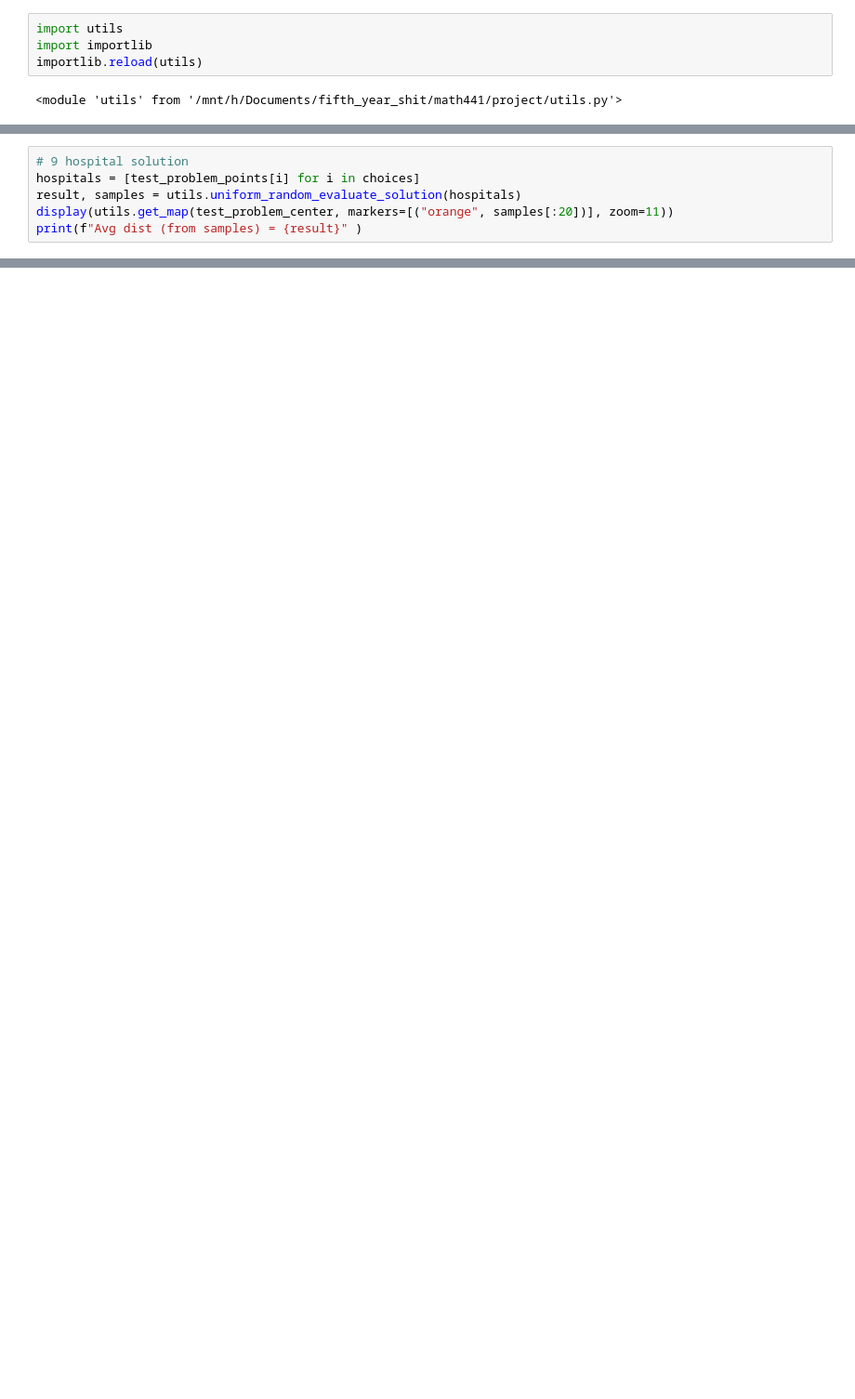
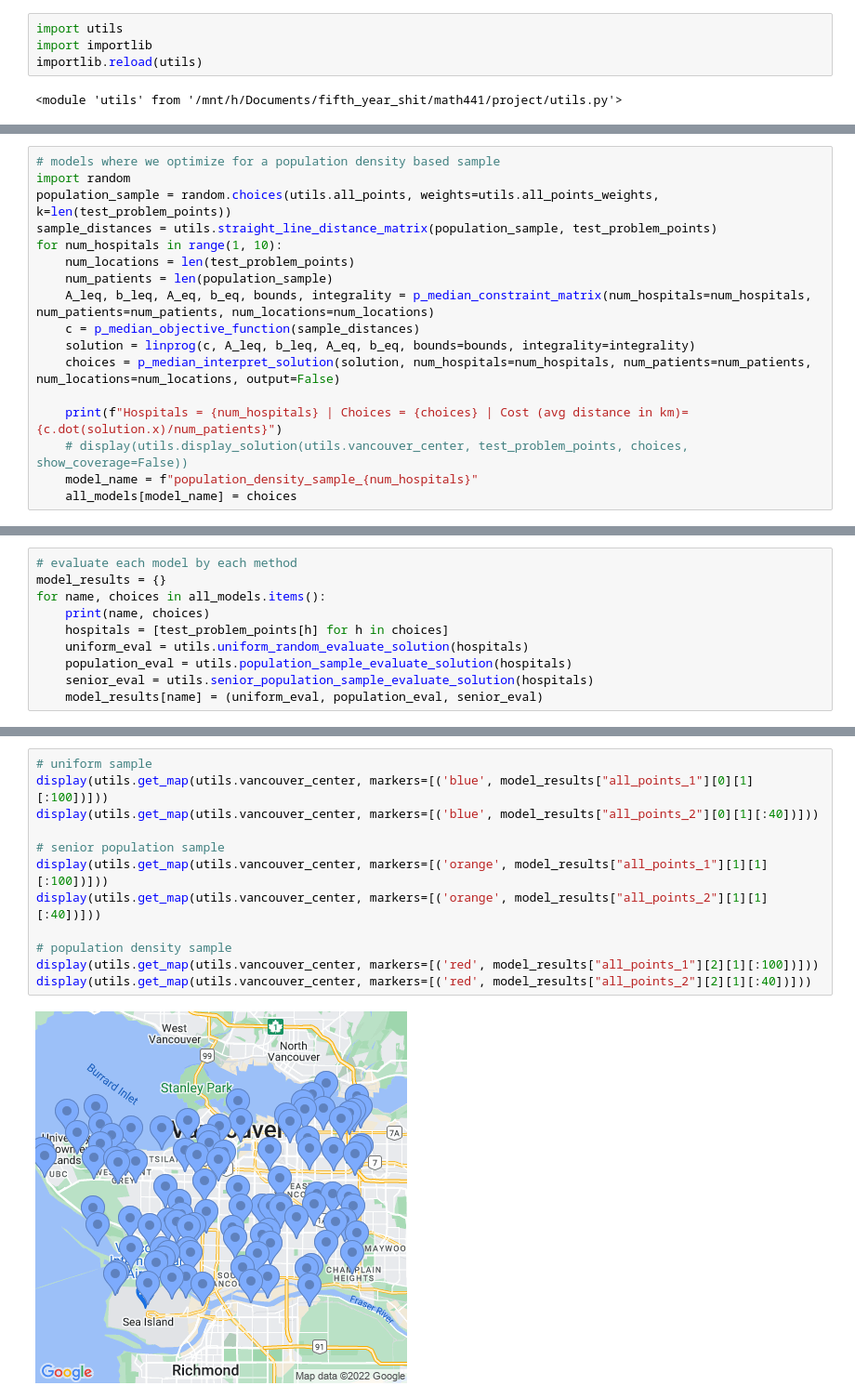
Before and after one commit to rctcwyvrn/math441-project, a Jupyter notebook: p_median.ipynb, the cells around one changed output, grey strips where cells are left out. Shown at 93% size. Saved outputs shown, nothing was run; the diff lists cells and outputs as text; blank space fills up the shorter version.

Commit message:
Add p-median model results

```diff
--- a/p_median.ipynb
+++ b/p_median.ipynb
@@ -184,6 +178,0 @@ Hospitals = 6 | Choices = [11 30 34 43 44 45] | Cost (avg distance in km)= 1.960
-# %%
-# 9 hospital solution
-hospitals = [test_problem_points[i] for i in choices]
-result, samples = utils.uniform_random_evaluate_solution(hospitals)
-display(utils.get_map(test_problem_center, markers=[("orange", samples[:20])], zoom=11))
-print(f"Avg dist (from samples) = {result}" )
@@ -192,0 +205,17 @@ Avg dist (from samples) = 1.686850986547877
+# %%
+# models where we optimize for a population density based sample
+import random
+population_sample = random.choices(utils.all_points, weights=utils.all_points_weights, k=len(test_problem_points))
+sample_distances = utils.straight_line_distance_matrix(population_sample, test_problem_points)
+for num_hospitals in range(1, 10):
+    num_locations = len(test_problem_points)
+    num_patients = len(population_sample)
+    A_leq, b_leq, A_eq, b_eq, bounds, integrality = p_median_constraint_matrix(num_hospitals=num_hospitals, num_patients=num_patients, num_locations=num_locations)
+    c = p_median_objective_function(sample_distances)
+    solution = linprog(c, A_leq, b_leq, A_eq, b_eq, bounds=bounds, integrality=integrality)
+    choices = p_median_interpret_solution(solution, num_hospitals=num_hospitals, num_patients=num_patients, num_locations=num_locations, output=False)
+
+    print(f"Hospitals = {num_hospitals} | Choices = {choices} | Cost (avg distance in km)= {c.dot(solution.x)/num_patients}")
+    # display(utils.display_solution(utils.vancouver_center, test_problem_points, choices, show_coverage=False))
+    model_name = f"population_density_sample_{num_hospitals}"
+    all_models[model_name] = choices
@@ -192,0 +232,10 @@ Avg dist (from samples) = 1.686850986547877
+# %%
+# evaluate each model by each method
+model_results = {}
+for name, choices in all_models.items():
+    print(name, choices)
+    hospitals = [test_problem_points[h] for h in choices]
+    uniform_eval = utils.uniform_random_evaluate_solution(hospitals)
+    population_eval = utils.population_sample_evaluate_solution(hospitals)
+    senior_eval = utils.senior_population_sample_evaluate_solution(hospitals)
+    model_results[name] = (uniform_eval, population_eval, senior_eval)
@@ -192,0 +281,14 @@ Avg dist (from samples) = 1.686850986547877
+# %%
+# uniform sample
+display(utils.get_map(utils.vancouver_center, markers=[('blue', model_results["all_points_1"][0][1][:100])]))
+display(utils.get_map(utils.vancouver_center, markers=[('blue', model_results["all_points_2"][0][1][:40])]))
+
+# senior population sample
+display(utils.get_map(utils.vancouver_center, markers=[('orange', model_results["all_points_1"][1][1][:100])]))
+display(utils.get_map(utils.vancouver_center, markers=[('orange', model_results["all_points_2"][1][1][:40])]))
+
+# population density sample
+display(utils.get_map(utils.vancouver_center, markers=[('red', model_results["all_points_1"][2][1][:100])]))
+display(utils.get_map(utils.vancouver_center, markers=[('red', model_results["all_points_2"][2][1][:40])]))
+# %% [output]
+[figure, added]
```
Also changed, not shown: parts of 9 cells of this notebook, 3 other files.
